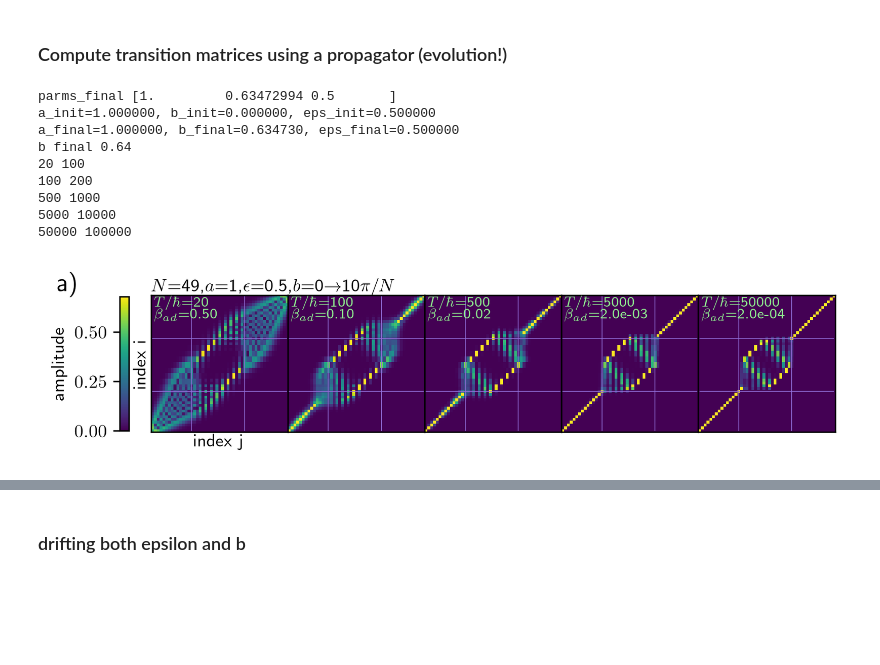
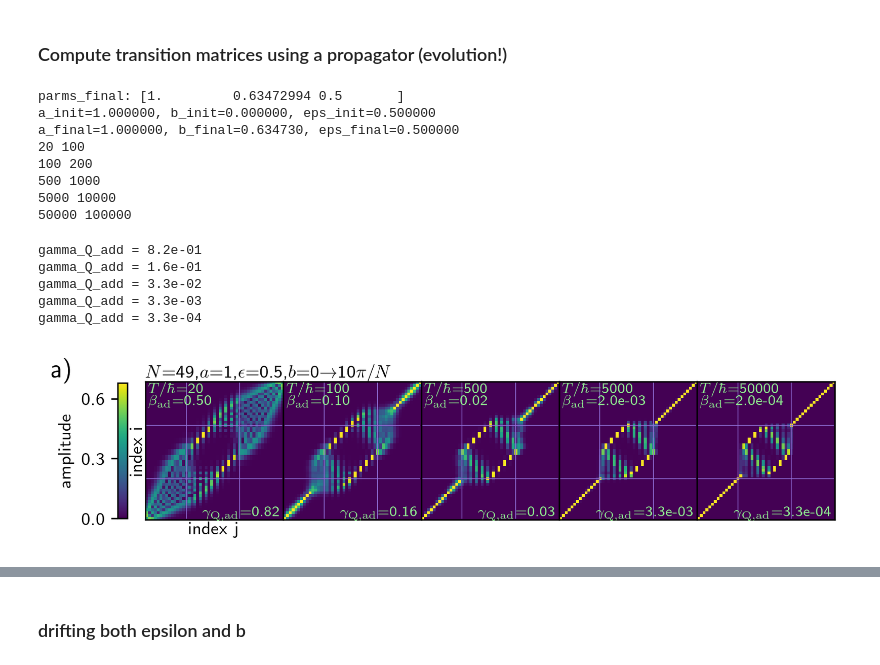
Before and after one commit to aquillen/Qdrift, a Jupyter notebook: H0drift_v05.ipynb, the cells around one changed output, grey strips where cells are left out. Saved outputs shown, nothing was run; the diff lists cells and outputs as text; code cells hidden in the pictures; blank space fills up the shorter version.

```diff
--- a/H0drift_v05.ipynb
+++ b/H0drift_v05.ipynb
@@ -382,9 +382,12 @@ def Tarr_fig(dclass,tmatrix_series,Tarr,ofile):
     plt.subplots_adjust(hspace=0,wspace=0,top=0.96,right=0.99,left=0.12,bottom=0.0)
     zmax = np.max(np.squeeze(tmatrix_series[0,:,:]))  # so that all images on the same scale
     nn_b = dclass.d_b * dclass.nseries*dclass.n/np.pi + 1e-5
+    Delta_b = dclass.b_final - dclass.b_0
+    om2 = dclass.eps_0*dclass.a_0
+    eps_mid = dclass.eps_0 + dclass.eps_final*0.5
     for i in range(nser):
-        T = Tarr[i];  # duration
-        label2 = r'$T/\hbar$={:.0f}'.format(T)  # duration label T/hbar
+        Th = Tarr[i];  # duration in units of hbar
+        label2 = r'$T/\hbar$={:.0f}'.format(Th)  # duration label T/hbar
         axarr[i].set_xticks([])
         axarr[i].set_yticks([])
         t_matrix = np.copy(np.squeeze(tmatrix_series[i,:,:]))  # transition matrix
@@ -395,21 +398,33 @@ def Tarr_fig(dclass,tmatrix_series,Tarr,ofile):
             im  = axarr[i].imshow(t_matrix,origin='lower',cmap='viridis',vmin=0,vmax=zmax)
         axarr[i].text(0.02,0.92, label2, transform = axarr[i].transAxes,color='lightgreen',fontsize=8)
 
-        beta_ad = (10.0/nn_b) * (0.5/(dclass.eps_0*dclass.a_0)) * (10/Tarr[i])
+        #beta_ad2 = (10.0/nn_b) * (0.5/om2) * (10/Tarr[i])  # these two expressions agree!
+        beta_ad = Delta_b/(Th*2*np.pi/dclass.n) *1/om2   # 2pi/n is hbar
+        #print(beta_ad,beta_ad2)
+
+        gamma_Q_ad = (Delta_b/Th)* (dclass.n**2/(4*np.pi**3*eps_mid))
+        print('gamma_Q_add = {:.1e}'.format(gamma_Q_ad)  )
+        if (gamma_Q_ad > 0.01):
+            gamma_lab = r'$\gamma_{\mathrm Q, \mathrm a \mathrm d}$=' + '{:.2f}'.format(gamma_Q_ad)  # adiabatic limit
+        else:
+            gamma_lab = r'$\gamma_{\mathrm Q, \mathrm a \mathrm d}$=' + '{:.1e}'.format(gamma_Q_ad)
+
+
         if (beta_ad > 0.01):
-            beta_lab = r'$\beta_{ad}$=' + '{:.2f}'.format(beta_ad)
+            beta_lab = r'$\beta_{\mathrm a \mathrm d}$=' + '{:.2f}'.format(beta_ad)
         else:
-            beta_lab = r'$\beta_{ad}$=' + '{:.1e}'.format(beta_ad)
+            beta_lab = r'$\beta_{\mathrm a \mathrm d}$=' + '{:.1e}'.format(beta_ad)
         axarr[i].text(0.02,0.83, beta_lab, transform = axarr[i].transAxes,color='lightgreen',fontsize=8)
+        axarr[i].text(0.97,0.025, gamma_lab, transform = axarr[i].transAxes,color='lightgreen',fontsize=8,ha='right')
         #print(beta_lab)
 
     l1 = r'$N$={:d},$a$={:.0f},$\epsilon$={:.1f},'.format(dclass.n,dclass.a_0,dclass.eps_0)
     lb = r'$b$={:.0f}'.format(dclass.b_0) + '\u2192' + r'{:d}$\pi/N$'.format(int(nn_b))
-    l1 = l1+lb  # informativ labels
+    l1 = l1+lb  # informative labels
 
     # colorbar
-    cax0=fig.add_axes([0.08,0.16,0.012,0.64])
-    cbar0 = plt.colorbar(im0,cax=cax0,location='left',label='amplitude')
+    cax0=fig.add_axes([0.085,0.16,0.012,0.64])
+    cbar0 = plt.colorbar(im0,cax=cax0,location='left',label='amplitude',format="%4.1f",ticks=[0.0,0.3,0.6])
     axarr[0].text(0.0,1.03, l1, transform = axarr[0].transAxes)
     axarr[0].text(-34,50,'a)',fontsize=14)
 
@@ -425,7 +440,7 @@ def Tarr_fig(dclass,tmatrix_series,Tarr,ofile):
         axarr[i].plot([ibottom,ibottom],[0,n-1],'-',color=sepcolor,lw=lwsep)
         axarr[i].plot([0,n-1],[ibottom,ibottom],'-',color=sepcolor,lw=lwsep)
     axarr[0].set_xlabel('index j',labelpad = 1)
-    axarr[0].set_ylabel('index i',labelpad = 1)
+    axarr[0].set_ylabel('index i',labelpad = 0.1)
 
     if (len(ofile)>3):
         plt.savefig(ofile)
@@ -525,36 +540,41 @@ def plt_de_bdrift(dclass,Tarr,ofile):
 # %%
 # make a figure showing a series of transition matrices
 n=49; a=1.0; eps=0.500; b=0; parms0 = np.array([a,b,eps])
-nseries=100
+nseries=100  # not being used in actual routines except to set actual range of drift
 d_a = 0.0;
 Delta_b = 10*np.pi/n   # d_b = Delta_b/nseries = 10 * np.pi/n /100 = np.pi/n /10
-d_b = (2*np.pi/n)/20 ;   # only varying b
+#d_b = (2*np.pi/n)/20 ;   # only varying b
+d_b = Delta_b/nseries # equivalent
 d_eps = 0.0;
 dparms = np.array([d_a,d_b,d_eps])
 yy_driftb   = h0_drift_class(n,parms0,dparms,nseries)
-print('b final {:.2f}'.format(d_b*nseries))
+#print('b final {:.2f}'.format(d_b*nseries)) # agrees
 
 Tarrb = np.array([20,100,500,5000,50000])  # these are T/hbar values
 ntau_arrb =np.array([100,200,1000,10000,100000])
 
 # compute a series of transition matrices with different drift durations, but same final parameters
-tmatrix_series_b = T_matrix_ser(yy_driftb,Tarrb,ntau_arrb)  # this takes a while!
+tmatrix_series_y = T_matrix_ser(yy_driftb,Tarrb,ntau_arrb)  # this takes a while!
 # drift over durations in Tarrb to yy_driftb.parms_final
 #Tarr_fig(yy_driftb,tmatrix_series_b,Tarrb,'yy_driftb_b.png') # show them
 # %% [output]
-parms_final [1.         0.63472994 0.5       ]
+parms_final: [1.         0.63472994 0.5       ]
 a_init=1.000000, b_init=0.000000, eps_init=0.500000
 a_final=1.000000, b_final=0.634730, eps_final=0.500000
-b final 0.64
 20 100
 100 200
 500 1000
 5000 10000
 50000 100000
 # %%
-Tarr_fig(yy_driftb,tmatrix_series_b,Tarrb,'yy_driftb_b.png') # show them
+Tarr_fig(yy_driftb,tmatrix_series_y,Tarrb,'yy_driftb_b.png') # show them
 # %% [output]
+gamma_Q_add = 8.2e-01
+gamma_Q_add = 1.6e-01
+gamma_Q_add = 3.3e-02
+gamma_Q_add = 3.3e-03
+gamma_Q_add = 3.3e-04
-[figure, old version]
+[figure, new version]
 # %%
 # make accompanying plots showing drift rates estimated via Landau Zener
 #plt_de_bdrift(yy_driftb,Tarr,'minde.png')
```
Also changed, not shown: parts of 15 cells of this notebook, 1 other file.
